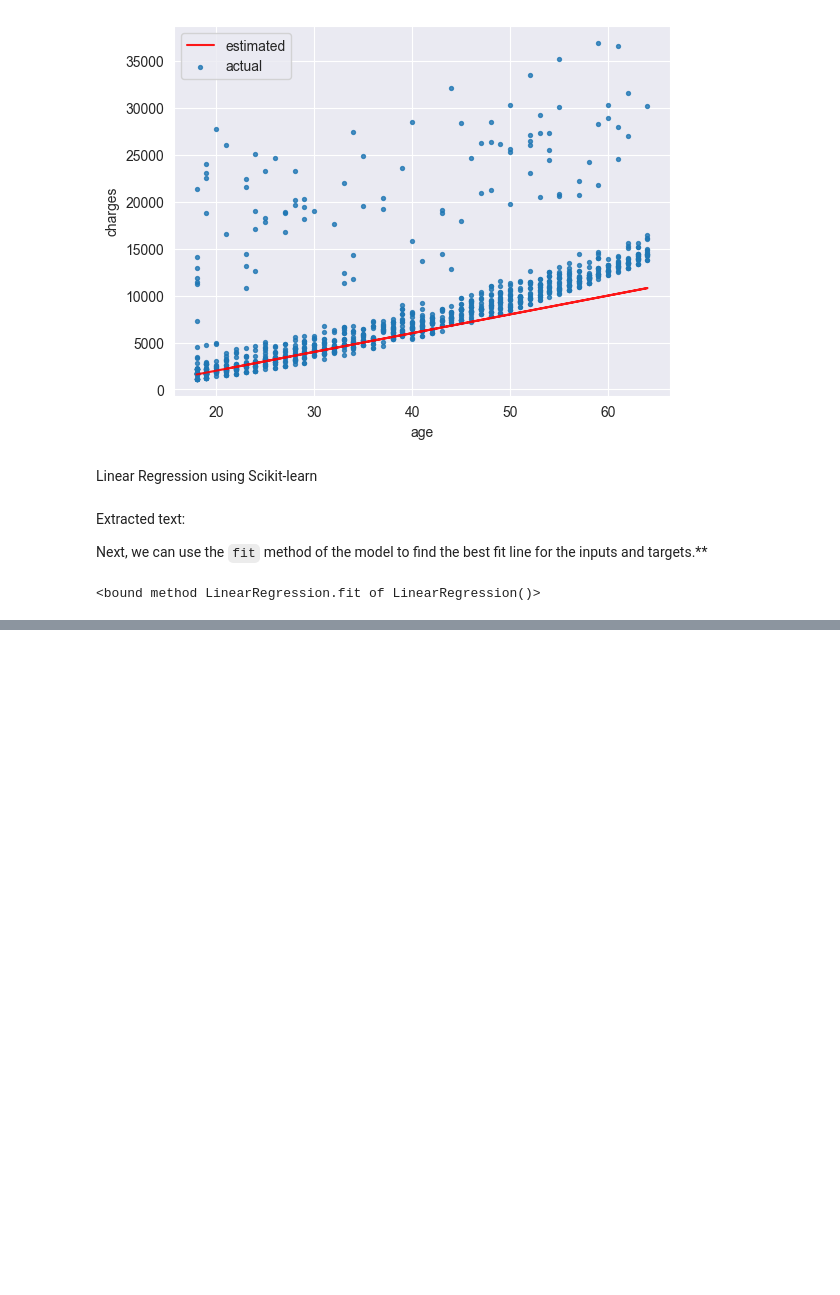
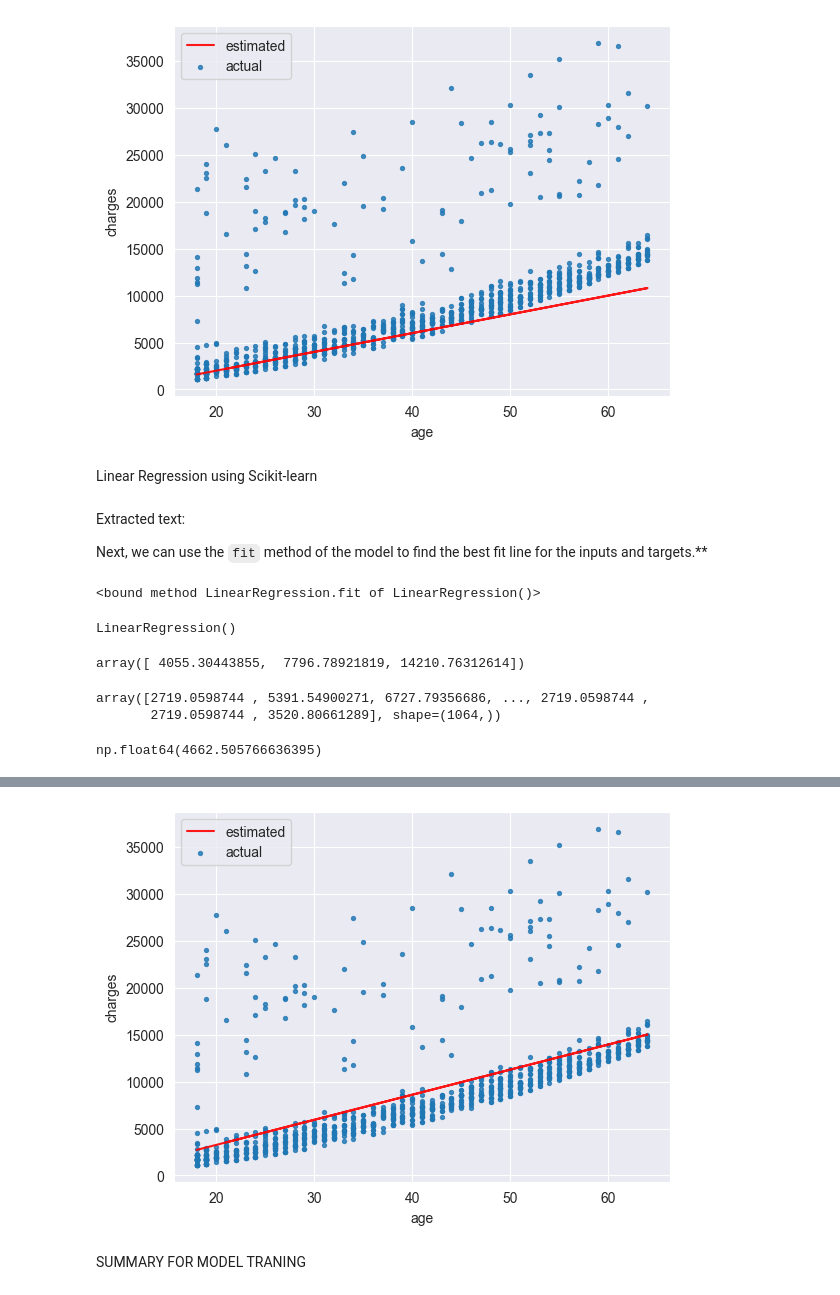
Before and after one commit to Aryan-Marathe/Machine-Learning-, a Jupyter notebook: linear_regrassion.ipynb, the cells around one changed output, grey strips where cells are left out. Saved outputs shown, nothing was run; the diff lists cells and outputs as text; code cells hidden in the pictures; blank space fills up the shorter version.

```diff
--- a/linear_regrassion.ipynb
+++ b/linear_regrassion.ipynb
@@ -461,3 +461,28 @@ model.fit
 # %%
 input=non_smoker_df[['age']]
 target=non_smoker_df['charges']
+# %%
+model.fit(input,target)
+# %% [output]
+LinearRegression()
+# %%
+model.predict(np.array([
+    [23],
+    [37],
+    [61]
+]))
+# %% [output]
+array([ 4055.30443855,  7796.78921819, 14210.76312614])
+# %%
+predictions=model.predict(input)
+predictions
+# %% [output]
+array([2719.0598744 , 5391.54900271, 6727.79356686, ..., 2719.0598744 ,
+       2719.0598744 , 3520.80661289], shape=(1064,))
+# %%
+rmse(predictions,target)
+# %% [output]
+np.float64(4662.505766636395)
+# %%
+try_params(model.coef_,model.intercept_)
+# %% [output]
@@ -463,0 +490,3 @@ target=non_smoker_df['charges']
+[figure, added]
+# %% [markdown]
+SUMMARY FOR MODEL TRANING
```
Also changed, not shown: parts of 2 cells of this notebook.
